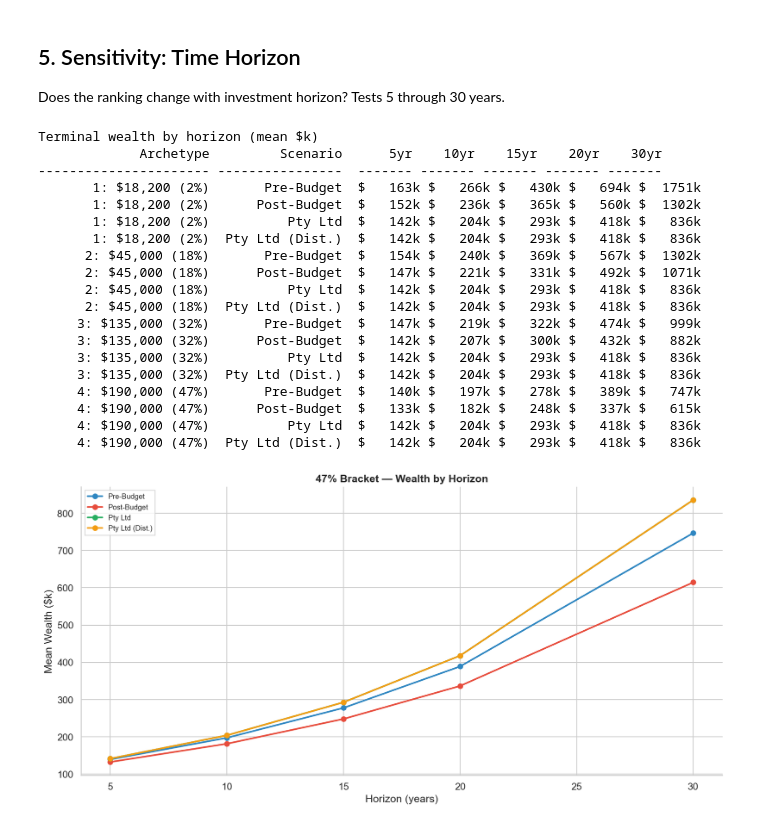
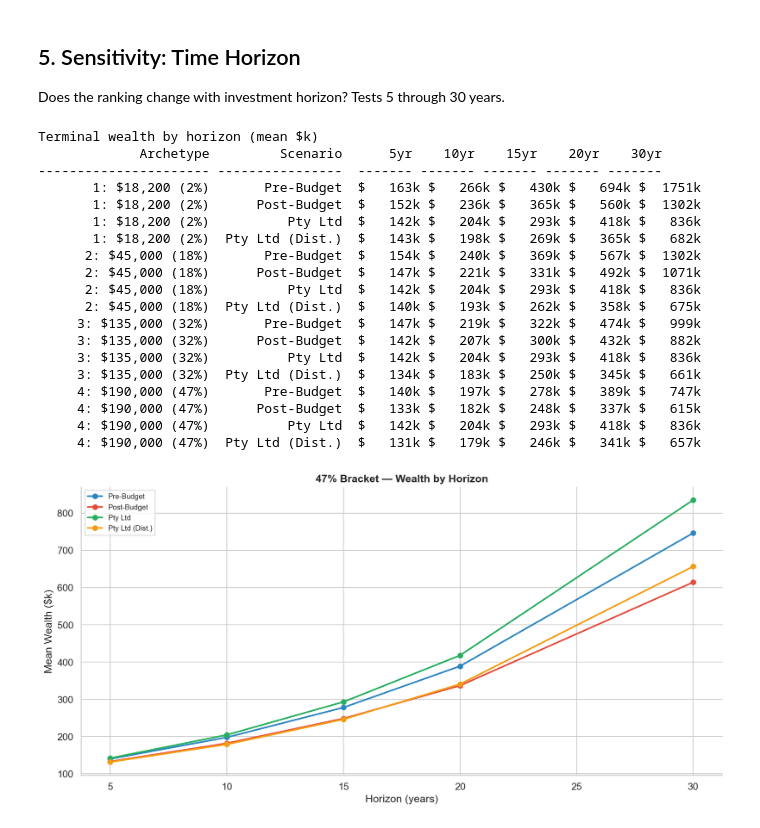
Before and after one commit to shanehull/structuring-scenarios, a Jupyter notebook: scenarios.ipynb, the cells around one changed output. Cells and saved outputs as stored; diff of their text form; code cells hidden in the pictures.

Commit message:
Progressive tax brackets on Pty (Dist.) distribution. VAS returns (6% CG, 3% yield).

```diff
--- a/scenarios.ipynb
+++ b/scenarios.ipynb
@@ -130,7 +145,7 @@ Mean losers per portfolio: 6.3 of 20
 # %% [markdown]
 ## Simulation engine
 # %%
-def simulate(mr, scenario):
+def simulate(mr, scenario, other_income=0):
     values       = np.full((N_SIMS, N_STOCKS), INIT_PER_STK, dtype=float)
     cost_bases   = np.full((N_SIMS, N_STOCKS), INIT_PER_STK, dtype=float)
     cost_years   = np.zeros((N_SIMS, N_STOCKS), dtype=int)  # purchase year per position
@@ -153,7 +168,9 @@ def simulate(mr, scenario):
         grossed_up    = franked_d / (1 - FRANKING_RATE)
         frank_credit  = grossed_up * FRANKING_RATE
 
-        if scenario == 'Pty Ltd' or scenario == 'Pty Ltd (Dist.)':
+        if scenario == 'Pty Ltd':
+            div_tax = np.maximum(grossed_up * CORP_RATE - frank_credit, 0) + unfranked_d * CORP_RATE
+        elif scenario == 'Pty Ltd (Dist.)':
             div_tax = np.maximum(grossed_up * CORP_RATE - frank_credit, 0) + unfranked_d * CORP_RATE
         else:
             div_tax = grossed_up * mr - frank_credit + unfranked_d * mr
@@ -161,9 +178,9 @@ def simulate(mr, scenario):
         values     += after_tax_div
         cost_bases += after_tax_div
         cum_div_tax  += div_tax.sum(axis=1)
-        cum_franking += div_tax.sum(axis=1)
+        # Pty Ltd entities: track franking credits received on portfolio dividends
         if scenario == 'Pty Ltd' or scenario == 'Pty Ltd (Dist.)':
-            cum_franking += frank_credit.sum(axis=1)  # franking credits received on portfolio dividends
+            cum_franking += frank_credit.sum(axis=1) + div_tax.sum(axis=1)
 
         if is_final:
             sell_mask = np.ones((N_SIMS, N_STOCKS), dtype=bool)
@@ -227,7 +244,6 @@ def simulate(mr, scenario):
                     tax = net * CORP_RATE
                     cum_cgt[sim]         += tax
                     cum_franking[sim]    += tax
-                    cum_franking[sim] += tax
                     carry_fwd[sim] = 0
                     pos = np.maximum(g, 0); ps = pos.sum()
                     if ps > 0: values[sim, mask] -= tax * pos / ps
@@ -243,14 +259,16 @@ def simulate(mr, scenario):
 
     total_pf = values.sum(axis=1)
 
-    if (scenario == 'Pty Ltd' and PTY_DISTRIBUTE) or scenario == 'Pty Ltd (Dist.)':
+    if scenario == 'Pty Ltd (Dist.)':
         roc       = np.minimum(total_pf, INITIAL)
         dividend  = total_pf - roc
         max_frank = dividend * CORP_RATE / (1 - CORP_RATE)
         franking  = np.minimum(cum_franking, max_frank)
         grossed_up = dividend + franking
-        ind_rate  = RETIRE_MR if scenario == 'Pty Ltd (Dist.)' else mr
-        ind_tax   = grossed_up * ind_rate
+        # Progressive: distribution sits on top of other income
+        tax_pre   = _progressive_tax(np.full(N_SIMS, other_income))
+        tax_post  = _progressive_tax(np.full(N_SIMS, other_income) + grossed_up)
+        ind_tax   = tax_post - tax_pre
         net_tax   = ind_tax - franking
         final     = roc + dividend - net_tax
         total_tax = cum_div_tax + cum_cgt + np.maximum(net_tax, 0) - np.maximum(-net_tax, 0)
@@ -310,9 +328,10 @@ def _regenerate_shared(years, n_sims):
 all_results = {}
 for arch_label, arch in ARCHETYPES.items():
     mr = arch['mr']
+    inc = arch['income']
     all_results[arch_label] = {}
     for sc in SCENARIOS:
-        all_results[arch_label][sc] = simulate(mr, sc)
+        all_results[arch_label][sc] = simulate(mr, sc, inc)
         print(f"  {arch_label} / {sc} done")
 # %% [output]
   1: $18,200 (2%) / Pre-Budget done
@@ -384,9 +403,10 @@ print(f'\n{"Archetype":>22s} {"Pre-Budget":>12s} {"Post-Budget":>12s} {"Pty Ltd"
 print('-' * 76)
 for arch_label, arch in ARCHETYPES.items():
     mr = arch['mr']
+    inc = arch['income']
     vals = []
     for sc in SCENARIOS:
-        r = simulate(mr, sc)
+        r = simulate(mr, sc, inc)
         vals.append(r[0].mean())
     print(f'{arch_label:>22s} ' + ' '.join(f'${v:>11,.0f}' for v in vals))
 
@@ -565,11 +585,12 @@ print(f'{"-"*22:>22s} {"-"*16:>16s}  {"-"*7:>7s} {"-"*7:>7s} {"-"*7:>7s} {"-"*7:
 
 for arch_label, arch in ARCHETYPES.items():
     mr = arch['mr']
+    inc = arch['income']
     for sc in SCENARIOS:
         vals = []
         for y in HORIZONS:
             _regenerate_shared(y, S_SIMS)
-            r = simulate(mr, sc)
+            r = simulate(mr, sc, inc)
             vals.append(r[0].mean() / 1000)
         print(f'{arch_label:>22s} {sc:>16s}  ' + ' '.join(f'${v:>6.0f}k' for v in vals))
 
@@ -577,12 +598,13 @@ for arch_label, arch in ARCHETYPES.items():
 horizon_data = {}
 for arch_label, arch in ARCHETYPES.items():
     mr = arch['mr']
+    inc = arch['income']
     horizon_data[arch_label] = {}
     for sc in SCENARIOS:
         vals = []
         for y in HORIZONS:
             _regenerate_shared(y, S_SIMS)
-            r = simulate(mr, sc)
+            r = simulate(mr, sc, inc)
             vals.append(r[0].mean() / 1000)
         horizon_data[arch_label][sc] = vals
 
@@ -590,35 +612,35 @@ _restore_globals(_h_saved)
 
 fig, ax = plt.subplots(1, 1, figsize=(12, 6))
 
 for i, sc in enumerate(SCENARIOS):
     ax.plot(HORIZONS, horizon_data['4: $190,000 (47%)'][sc],
             'o-', color=COLS[i], lw=2, markersize=6, label=sc)
 ax.set_xlabel('Horizon (years)'); ax.set_ylabel('Mean Wealth ($k)')
 ax.set_title('47% Bracket — Wealth by Horizon', fontweight='bold')
 ax.legend(fontsize=9)
 
 plt.tight_layout()
 plt.savefig('output/horizon_sensitivity.png', bbox_inches='tight')
 if not IN_JUPYTER:
     plt.close()
 # %% [output]
 Terminal wealth by horizon (mean $k)
              Archetype         Scenario      5yr    10yr    15yr    20yr    30yr
 ---------------------- ----------------  ------- ------- ------- ------- -------
        1: $18,200 (2%)       Pre-Budget  $   163k $   266k $   430k $   694k $  1751k
        1: $18,200 (2%)      Post-Budget  $   152k $   236k $   365k $   560k $  1302k
        1: $18,200 (2%)          Pty Ltd  $   142k $   204k $   293k $   418k $   836k
-       1: $18,200 (2%)  Pty Ltd (Dist.)  $   142k $   204k $   293k $   418k $   836k
+       1: $18,200 (2%)  Pty Ltd (Dist.)  $   143k $   198k $   269k $   365k $   682k
       2: $45,000 (18%)       Pre-Budget  $   154k $   240k $   369k $   567k $  1302k
       2: $45,000 (18%)      Post-Budget  $   147k $   221k $   331k $   492k $  1071k
       2: $45,000 (18%)          Pty Ltd  $   142k $   204k $   293k $   418k $   836k
-      2: $45,000 (18%)  Pty Ltd (Dist.)  $   142k $   204k $   293k $   418k $   836k
+      2: $45,000 (18%)  Pty Ltd (Dist.)  $   140k $   193k $   262k $   358k $   675k
      3: $135,000 (32%)       Pre-Budget  $   147k $   219k $   322k $   474k $   999k
      3: $135,000 (32%)      Post-Budget  $   142k $   207k $   300k $   432k $   882k
      3: $135,000 (32%)          Pty Ltd  $   142k $   204k $   293k $   418k $   836k
-     3: $135,000 (32%)  Pty Ltd (Dist.)  $   142k $   204k $   293k $   418k $   836k
+     3: $135,000 (32%)  Pty Ltd (Dist.)  $   134k $   183k $   250k $   345k $   661k
      4: $190,000 (47%)       Pre-Budget  $   140k $   197k $   278k $   389k $   747k
      4: $190,000 (47%)      Post-Budget  $   133k $   182k $   248k $   337k $   615k
      4: $190,000 (47%)          Pty Ltd  $   142k $   204k $   293k $   418k $   836k
-     4: $190,000 (47%)  Pty Ltd (Dist.)  $   142k $   204k $   293k $   418k $   836k
+     4: $190,000 (47%)  Pty Ltd (Dist.)  $   131k $   179k $   246k $   341k $   657k
-[figure, old version]
+[figure, new version]
```
Also changed, not shown: parts of 6 cells of this notebook, 4 other files.
